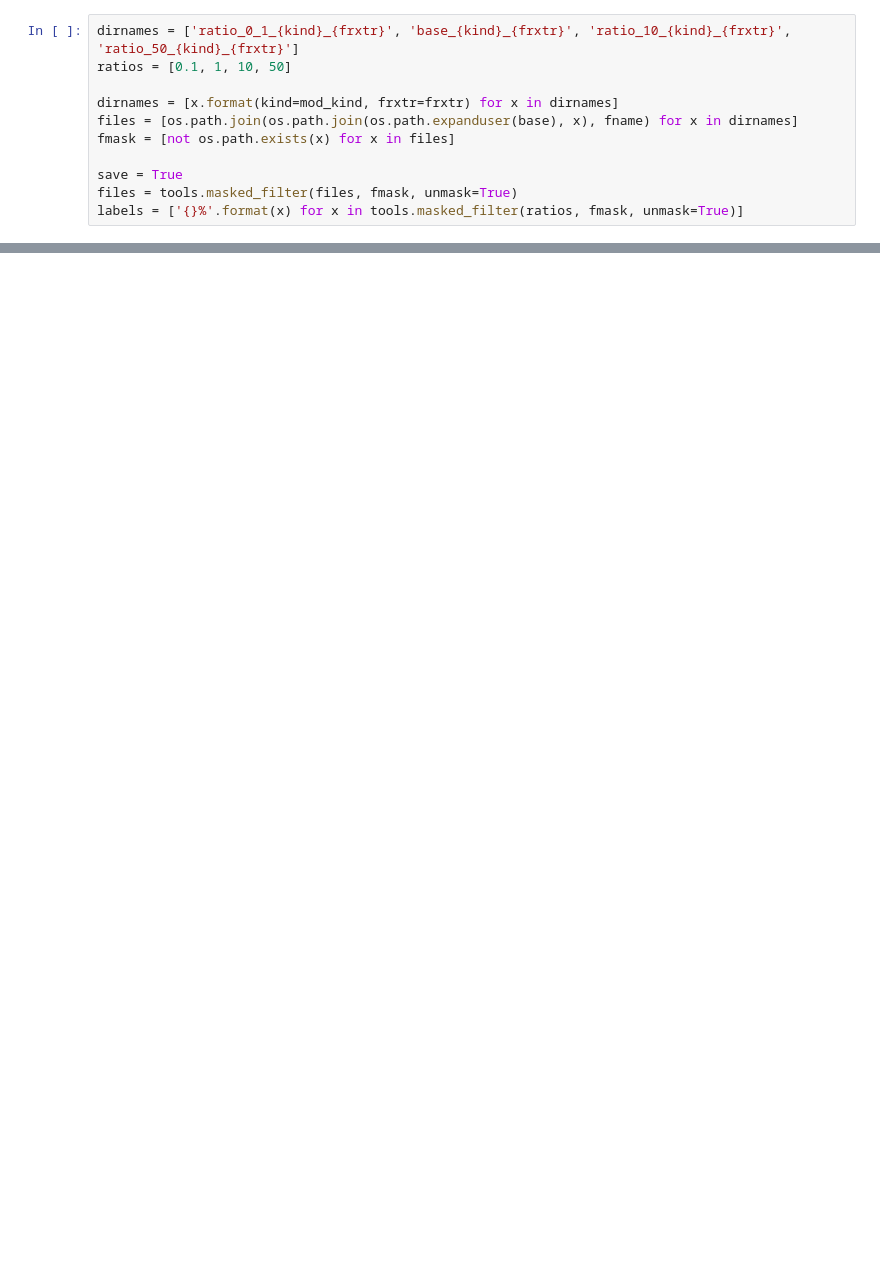
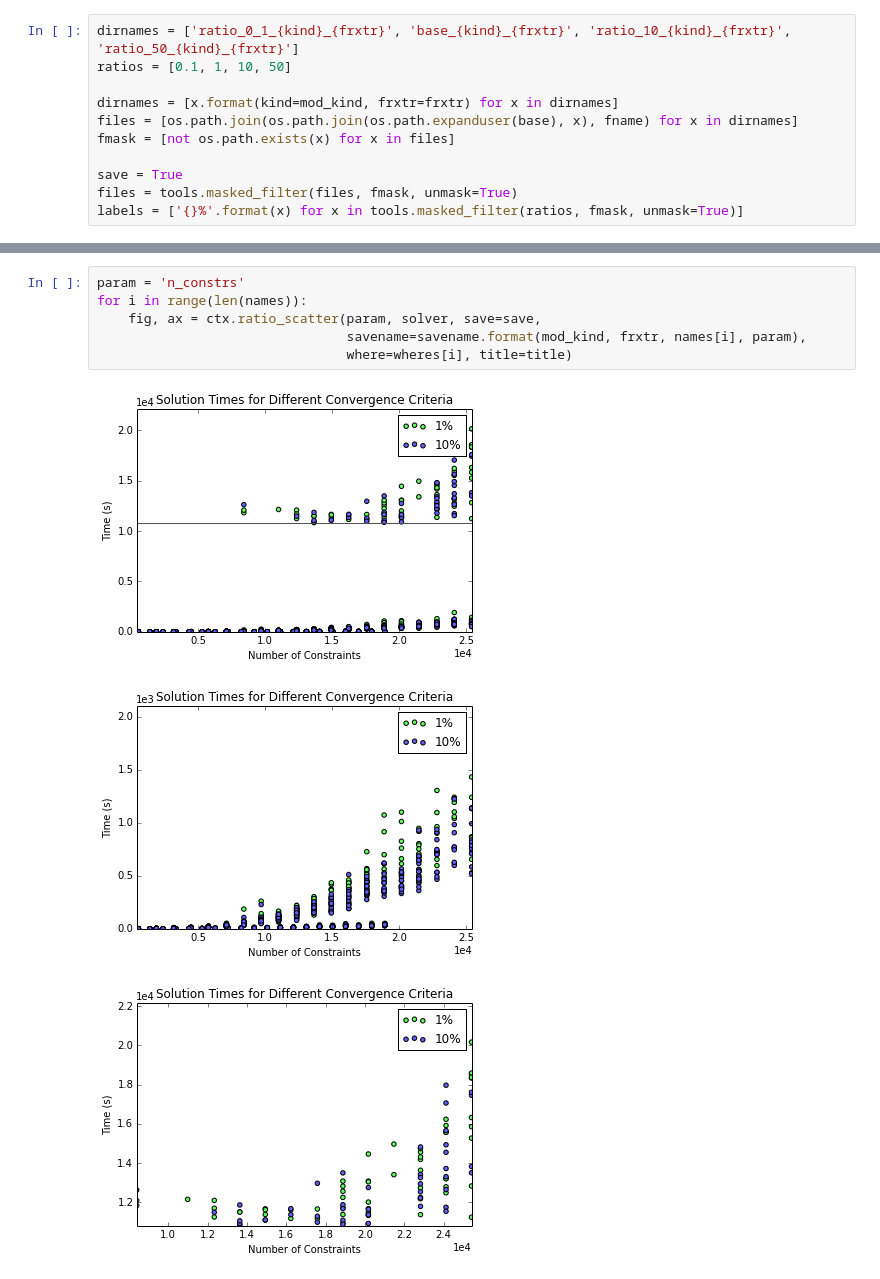
Before and after one commit to gidden/cyclopts, a Jupyter notebook: nbs/single_solver.ipynb, the cells around one changed output, grey strips where cells are left out. Drawn from its saved outputs; the diff is of its cells as text; blank space fills up the shorter version.

```diff
--- a/nbs/single_solver.ipynb
+++ b/nbs/single_solver.ipynb
@@ -72,3 +71,13 @@ fig, ax = ctx.ratio_scatter('n_constrs', 'cbc', save=save, savename=savename.for
+# %%
+param = 'n_constrs'
+for i in range(len(names)):
+    fig, ax = ctx.ratio_scatter(param, solver, save=save,
+                                savename=savename.format(mod_kind, frxtr, names[i], param),
+                                where=wheres[i], title=title)
+# %% [output]
+[figure, added]
+[figure, added]
+[figure, added]
 # %%
 plt.cla()
 plt.clf()
```
Also changed, not shown: parts of 6 cells of this notebook.
